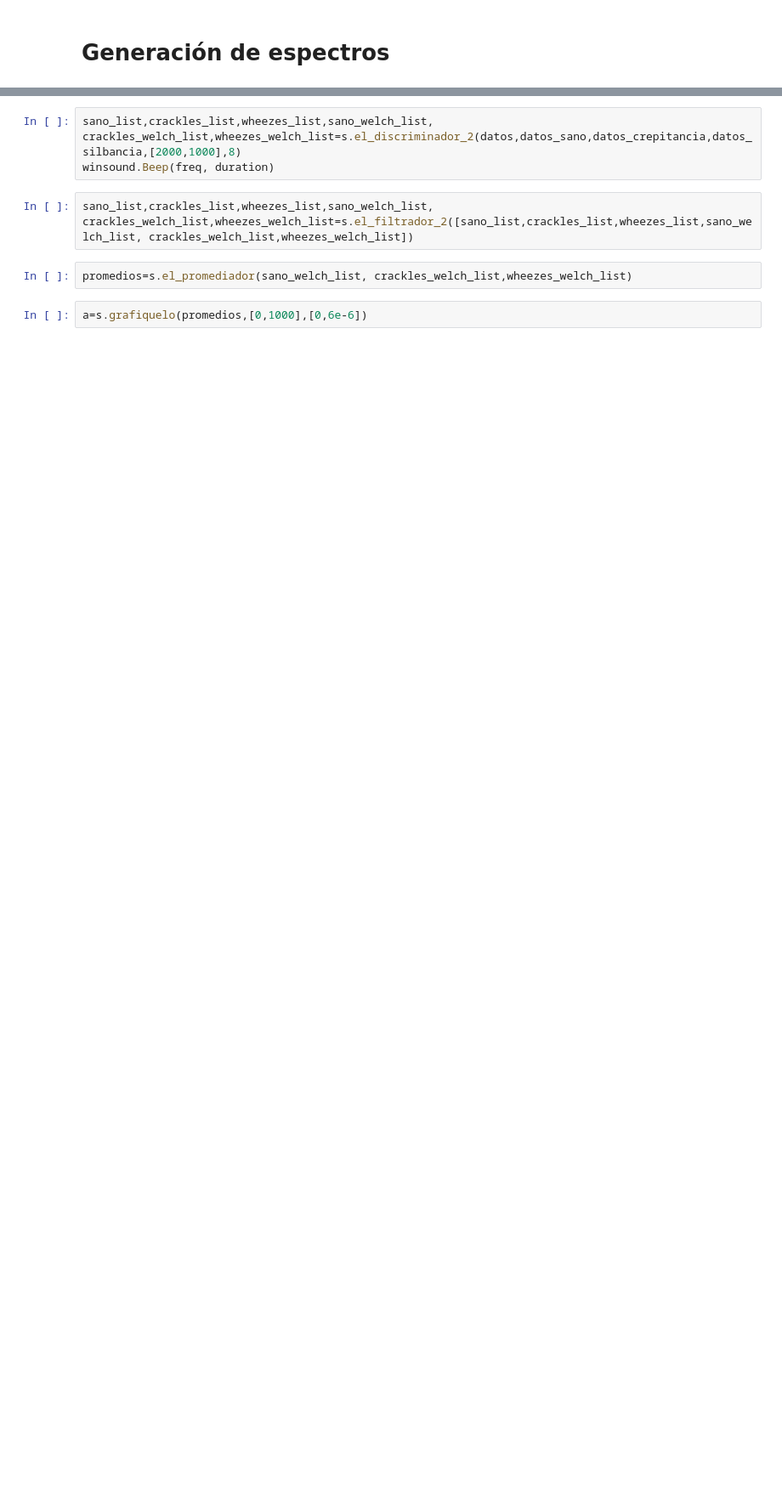
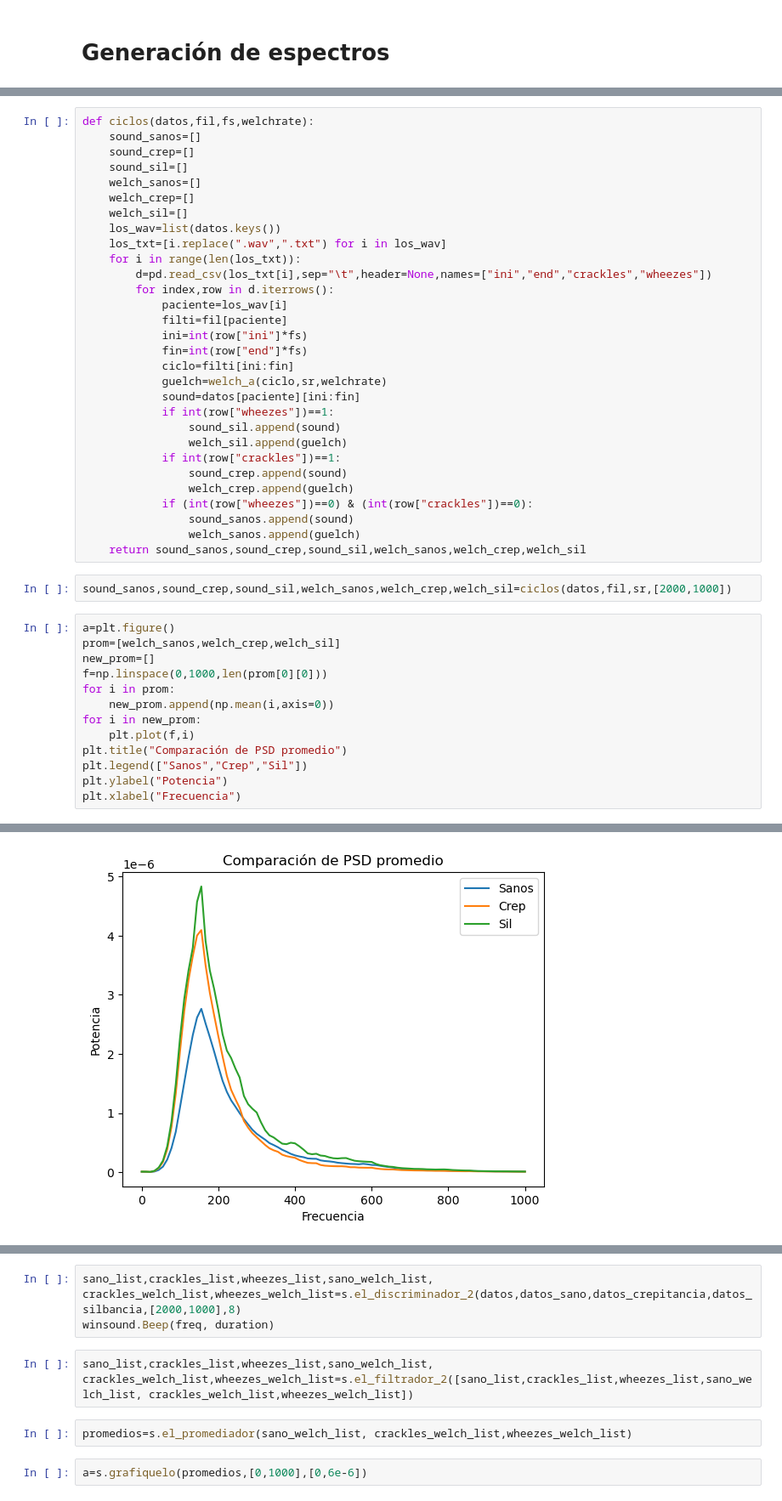
Before and after one commit to Astolfo2332/Respiratory_Difference, a Jupyter notebook: Proyecto_3_los_4GB.ipynb, the cells around one changed output, grey strips where cells are left out. Shown at 85% size. Cells and saved outputs as stored; diff of their text form; blank space fills up the shorter version.

```diff
--- a/Proyecto_3_los_4GB.ipynb
+++ b/Proyecto_3_los_4GB.ipynb
@@ -146,0 +200,46 @@ plt.plot(f[r],Pxx[r])
+# %%
+def ciclos(datos,fil,fs,welchrate):
+    sound_sanos=[]
+    sound_crep=[]
+    sound_sil=[]
+    welch_sanos=[]
+    welch_crep=[]
+    welch_sil=[]
+    los_wav=list(datos.keys())
+    los_txt=[i.replace(".wav",".txt") for i in los_wav]
+    for i in range(len(los_txt)):
+        d=pd.read_csv(los_txt[i],sep="\t",header=None,names=["ini","end","crackles","wheezes"])
+        for index,row in d.iterrows():
+            paciente=los_wav[i]
+            filti=fil[paciente]
+            ini=int(row["ini"]*fs)
+            fin=int(row["end"]*fs)
+            ciclo=filti[ini:fin]
+            guelch=welch_a(ciclo,sr,welchrate)
+            sound=datos[paciente][ini:fin]
+            if int(row["wheezes"])==1:
+                sound_sil.append(sound)
+                welch_sil.append(guelch)
+            if int(row["crackles"])==1:
+                sound_crep.append(sound)
+                welch_crep.append(guelch)
+            if (int(row["wheezes"])==0) & (int(row["crackles"])==0):
+                sound_sanos.append(sound)
+                welch_sanos.append(guelch)
+    return sound_sanos,sound_crep,sound_sil,welch_sanos,welch_crep,welch_sil
+# %%
+sound_sanos,sound_crep,sound_sil,welch_sanos,welch_crep,welch_sil=ciclos(datos,fil,sr,[2000,1000])
+# %%
+a=plt.figure()
+prom=[welch_sanos,welch_crep,welch_sil]
+new_prom=[]
+f=np.linspace(0,1000,len(prom[0][0]))
+for i in prom:
+    new_prom.append(np.mean(i,axis=0))
+for i in new_prom:
+    plt.plot(f,i)
+plt.title("Comparación de PSD promedio")
+plt.legend(["Sanos","Crep","Sil"])
+plt.ylabel("Potencia")
+plt.xlabel("Frecuencia")
+# %% [output]
@@ -146,0 +247 @@ plt.plot(f[r],Pxx[r])
+[figure, added]
```
Also changed, not shown: parts of 15 cells of this notebook.
